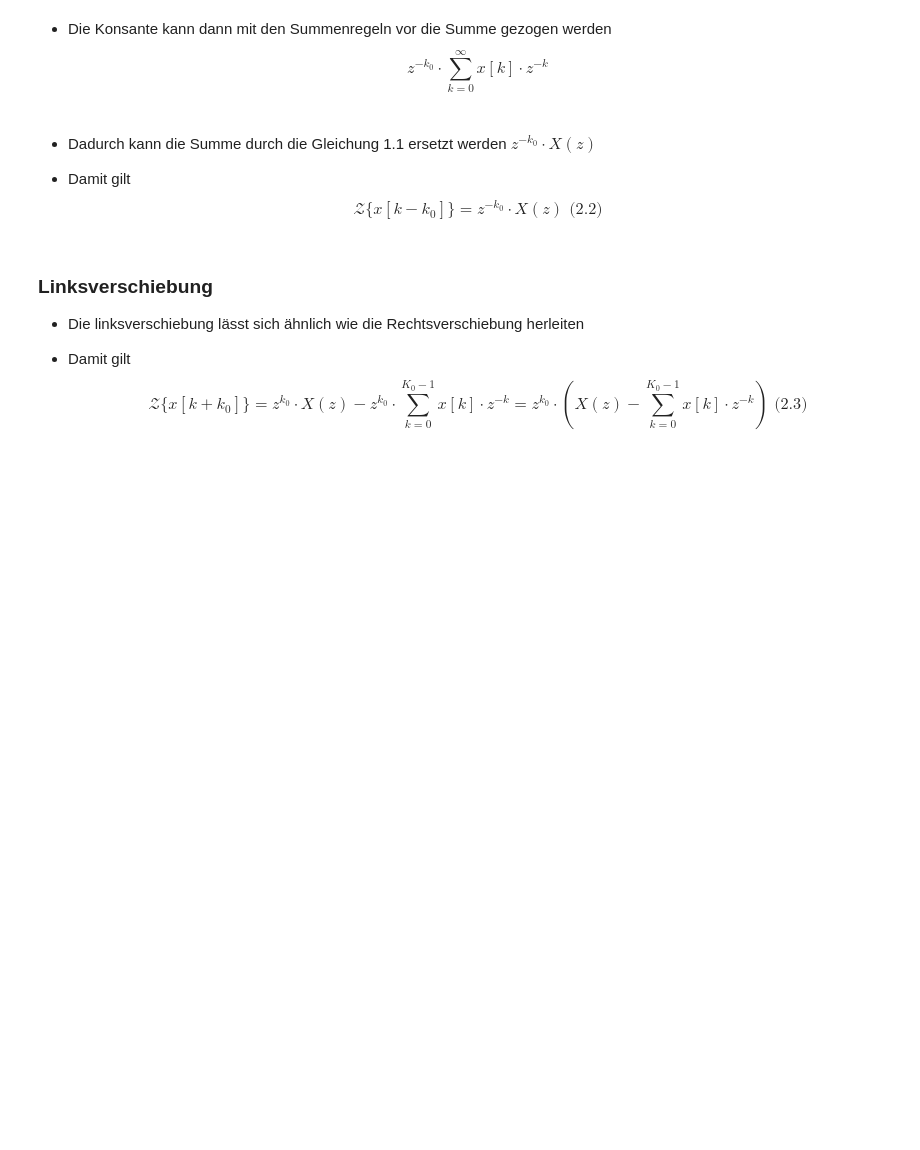
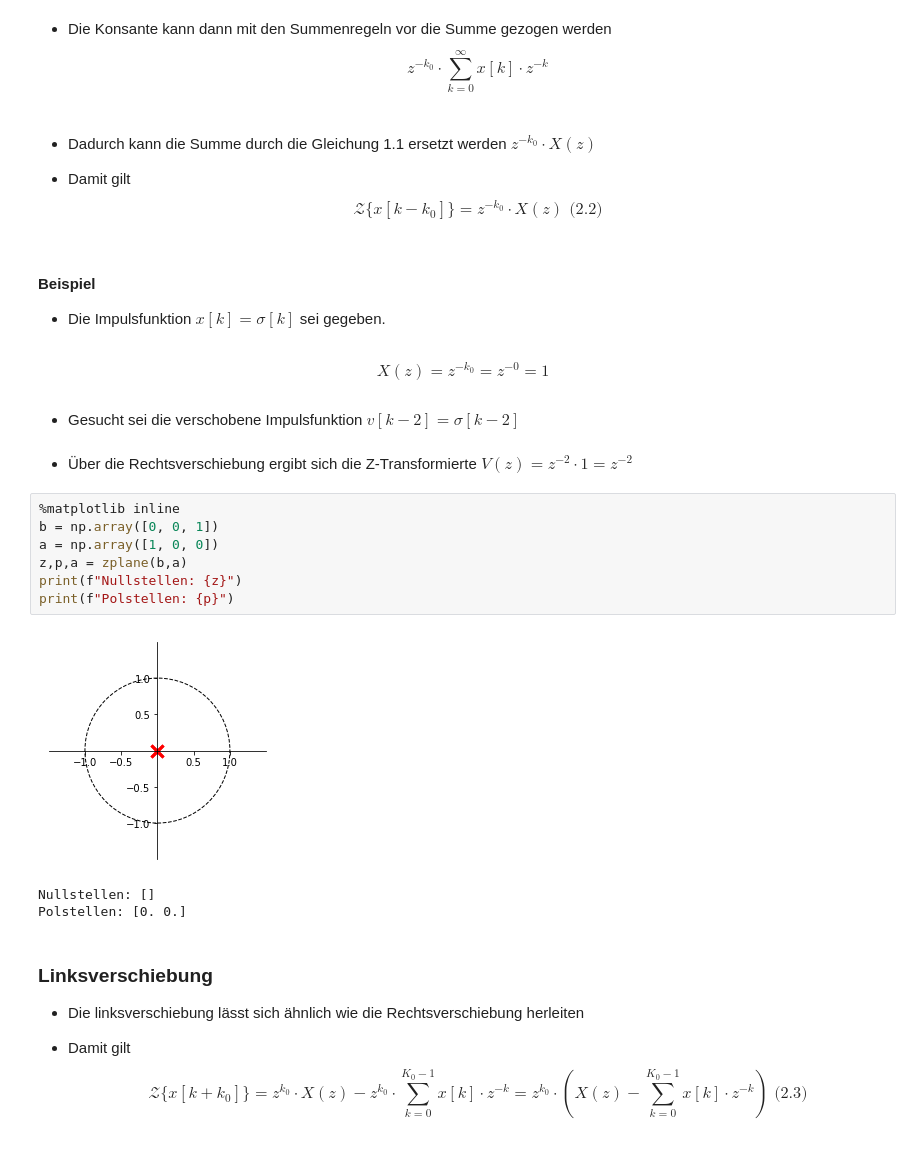
Before and after one commit to DooomiT/Signale-und-Systeme-Projektaufgabe, a Jupyter notebook: Z-Transformation.ipynb, the cells around one changed output. Cells and saved outputs as stored; diff of their text form; blank space fills up the shorter version.

```diff
--- a/Z-Transformation.ipynb
+++ b/Z-Transformation.ipynb
@@ -395,6 +395,26 @@ $$z^{-k_0} \cdot \sum_{k=0}^\infty x[k] \cdot z^{-k}$$
 
 - Damit gilt
 $$\mathcal{Z}\{x[k-k_0]\} = z^{-k_0} \cdot X(z)\textrm{  (2.2)}$$
+# %% [markdown]
+#### Beispiel
+* Die Impulsfunktion $x[k] = \sigma [k]$ sei gegeben.
+# %% [markdown]
+ $$X(z) = z^{-k_0} = z^{-0}= 1$$
+# %% [markdown]
+* Gesucht sei die verschobene Impulsfunktion $ v[k-2] = \sigma [k-2] $
+# %% [markdown]
+* Über die Rechtsverschiebung ergibt sich die Z-Transformierte $V(z) = z^{-2} \cdot 1 = z^{-2}$
+# %%
+%matplotlib inline
+b = np.array([0, 0, 1])
+a = np.array([1, 0, 0])
+z,p,a = zplane(b,a)
+print(f"Nullstellen: {z}")
+print(f"Polstellen: {p}")
+# %% [output]
+[figure, added]
+Nullstellen: []
+Polstellen: [0. 0.]
 # %% [markdown]
 ### Linksverschiebung
 
```
Also changed, not shown: parts of 19 cells of this notebook, 17 other files.
